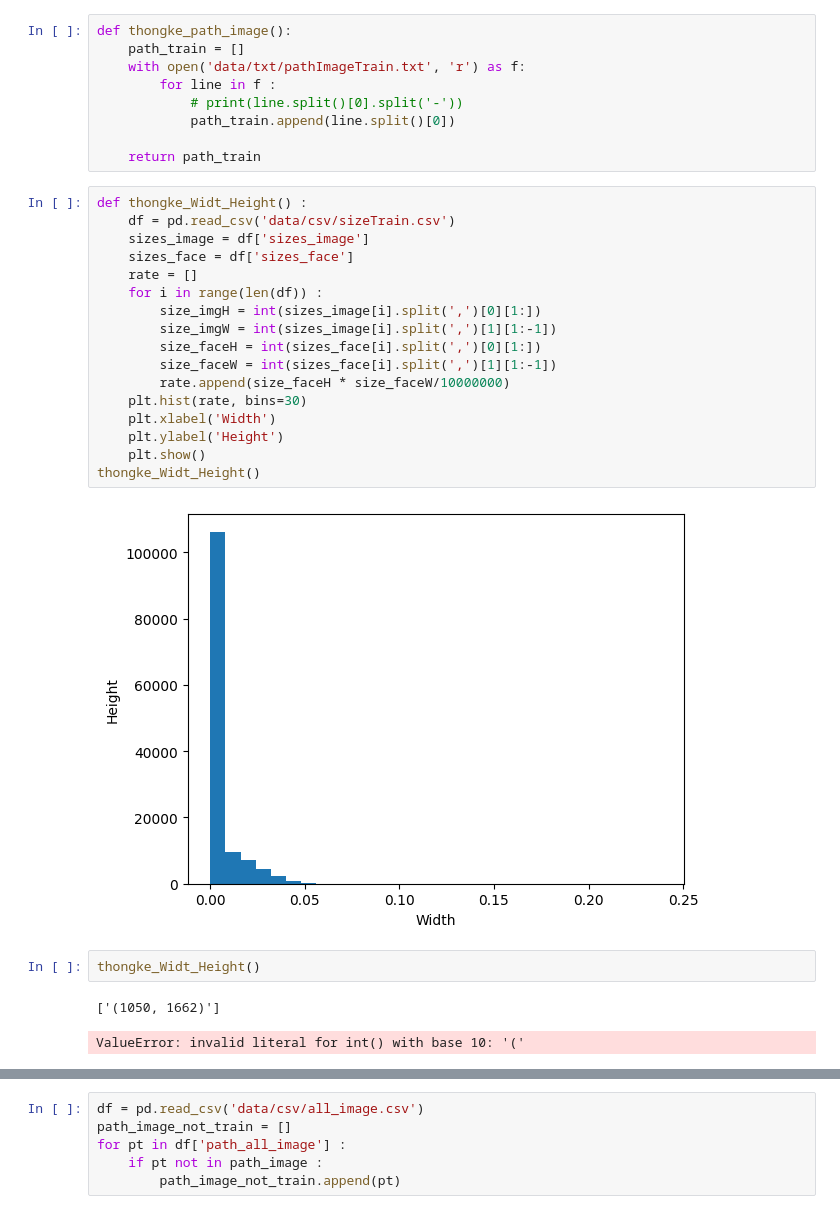
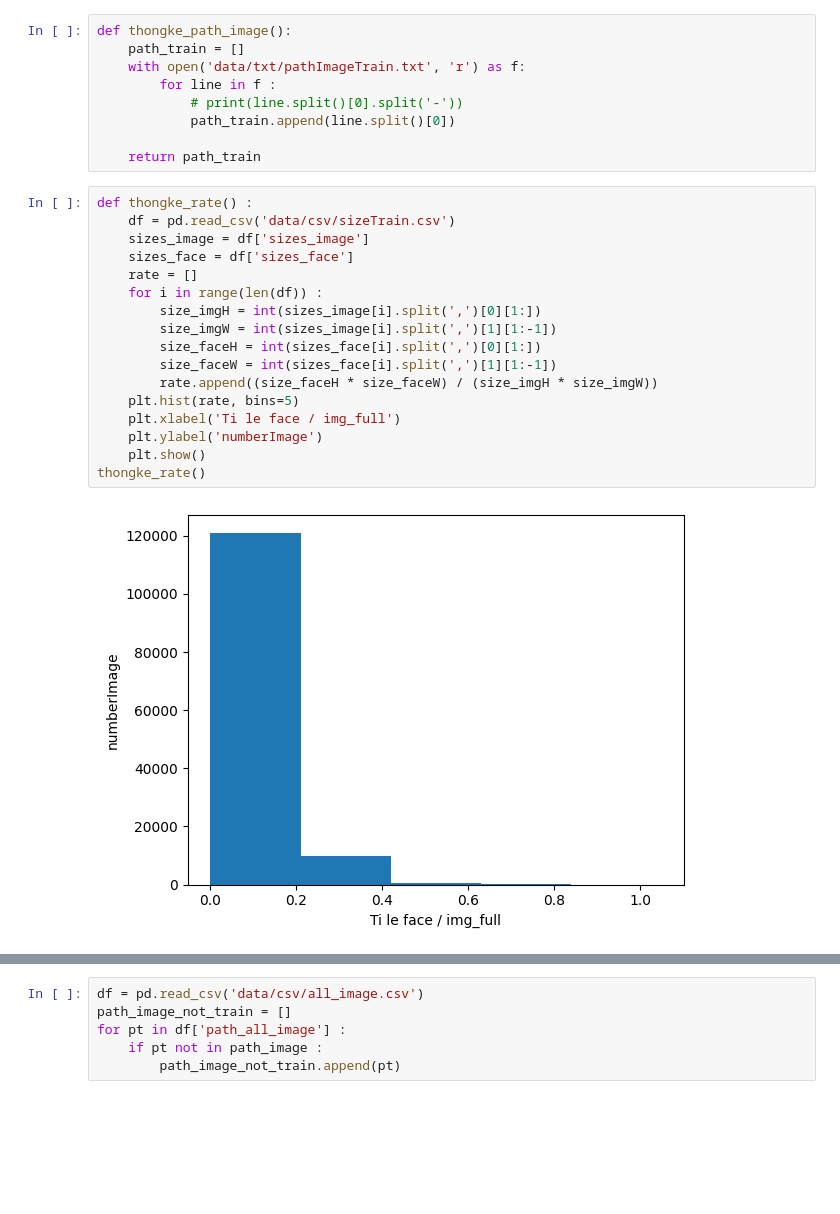
Before and after one commit to tiamo405/fas-cvpr2023, a Jupyter notebook: review.ipynb, the cells around one changed output, grey strips where cells are left out. Cells and saved outputs as stored; diff of their text form; blank space fills up the shorter version.

```diff
--- a/review.ipynb
+++ b/review.ipynb
@@ -56,26 +75,21 @@ def thongke_path_image():
 
     return path_train
 # %%
-def thongke_Widt_Height() :
+def thongke_rate() :
     df = pd.read_csv('data/csv/sizeTrain.csv')
     sizes_image = df['sizes_image']
     sizes_face = df['sizes_face']
     rate = []
     for i in range(len(df)) :
         size_imgH = int(sizes_image[i].split(',')[0][1:])
         size_imgW = int(sizes_image[i].split(',')[1][1:-1])
         size_faceH = int(sizes_face[i].split(',')[0][1:])
         size_faceW = int(sizes_face[i].split(',')[1][1:-1])
-        rate.append(size_faceH * size_faceW/10000000)
-    plt.hist(rate, bins=30)
-    plt.xlabel('Width')
-    plt.ylabel('Height')
+        rate.append((size_faceH * size_faceW) / (size_imgH * size_imgW))
+    plt.hist(rate, bins=5)
+    plt.xlabel('Ti le face / img_full')
+    plt.ylabel('numberImage')
     plt.show()
-thongke_Widt_Height()
+thongke_rate()
 # %% [output]
-[figure, old version]
+[figure, new version]
-# %%
-thongke_Widt_Height()
-# %% [output]
-['(1050, 1662)']
-ValueError: invalid literal for int() with base 10: '('
```
Also changed, not shown: parts of 9 cells of this notebook, 5 other files.
